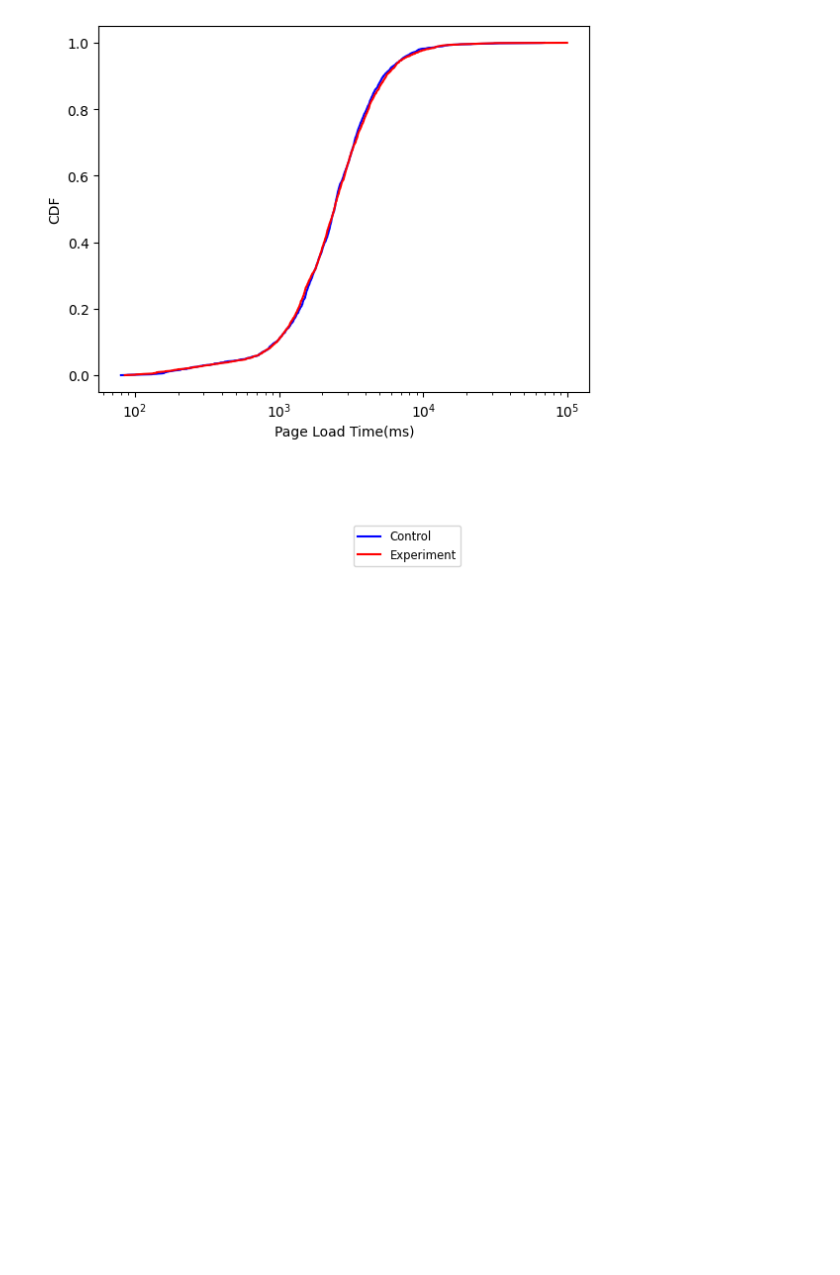
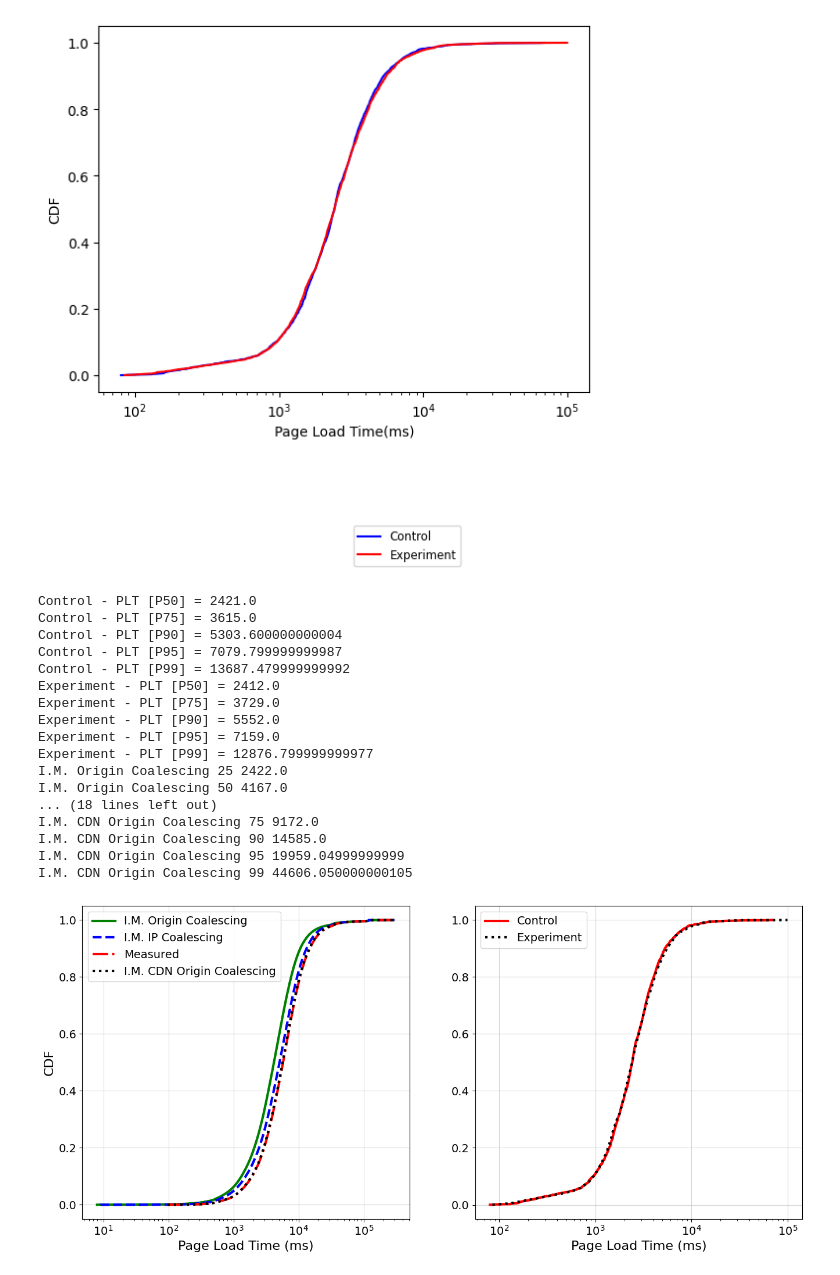
Before and after one commit to cloudflare/connection-coalescing-imc22, a Jupyter notebook: Respect the ORIGIN.ipynb, the cells around one changed output. Cells and saved outputs as stored; diff of their text form; code cells hidden in the pictures; blank space fills up the shorter version.

Commit message:
Generate Figure 9 and update Jupyter notebook with revision
Signed-off-by: Sudheesh Singanamalla <sudheesh@cloudflare.com>

```diff
--- a/Respect the ORIGIN.ipynb
+++ b/Respect the ORIGIN.ipynb
@@ -372,3 +372,81 @@ Experiment - PLT [P90] = 5552.0
 Experiment - PLT [P95] = 7159.0
 Experiment - PLT [P99] = 12876.799999999977
 [figure]
+# %%
+def plot_figure_9(a=f"{DATAFRAME_DIR}/figure-9a-dataframe.csv", b=f"{DATAFRAME_DIR}/figure-9b-dataframe.csv"):
+    # 9a
+    df = pandas.read_csv(a)
+    page_load_times = numpy.array([x for x in df['page_load_times'].tolist() if x != -1])
+    ip_page_load_times = numpy.array([x for x in df['ip_page_load_times'].tolist() if x != -1])
+    as_page_load_times = numpy.array([x for x in df['as_page_load_times'].tolist() if x != -1])
+    cf_only_page_load_times = numpy.array([x for x in df['cf_only_page_load_times'].tolist() if x != -1])
+    # 9b
+    df = pandas.read_csv(b)
+
+    control_plts = []
+    experiment_plts = []
+
+    for index, row in df.iterrows():
+        split_mode = row['Mode']
+        ccv2_plt = row['Time']
+        if split_mode == 'Experiment':
+            experiment_plts.append(ccv2_plt)
+        if split_mode == 'Control':
+            control_plts.append(ccv2_plt)
+
+    for (arr, category) in [(control_plts, 'Control - PLT'),
+                            (experiment_plts, 'Experiment - PLT')]:
+        for p in [50, 75, 90, 95, 99]:
+            pct_value = numpy.percentile(arr, p)
+            print(f'{category} [P{p}] = {pct_value}')
+
+    fig, ax = plt.subplots(nrows=1, ncols=2, figsize=(16, 7))
+    for arr, label_name, color, ltype, marker in [
+        (as_page_load_times, 'I.M. Origin Coalescing', 'green', '-', 'o'),
+        (ip_page_load_times, 'I.M. IP Coalescing', 'blue', '--', '*'),
+        (page_load_times, 'Measured', 'red', '-.', '+'),
+        (cf_only_page_load_times, 'I.M. CDN Origin Coalescing', 'black', ':', 'v'),
+    ]:
+        X, Y = _cdf(arr, sort_needed=True)
+        for p in [25, 50, 75, 90, 95, 99]:
+            print(label_name, p, numpy.percentile(numpy.array(arr), p))
+        ax[0].plot(X, Y, label=label_name, color=color, linestyle=ltype, linewidth=3)
+    ax[0].legend(fontsize=14)
+    ax[0].set_xscale('log')
+    ax[0].tick_params(axis='x', labelsize=14)
+    ax[0].tick_params(axis='y', labelsize=14)
+    ax[0].set_ylabel('CDF', fontsize=16)
+    ax[0].set_xlabel('Page Load Time (ms)', fontsize=16)
+    ax[0].grid(True, alpha=0.5)
+
+    control_plt_X, control_plt_Y = _cdf(numpy.array(control_plts))
+    exp_plt_X, exp_plt_Y = _cdf(numpy.array(experiment_plts))
+    ax[1].plot(control_plt_X, control_plt_Y, label='Control', color='red', linestyle='-', linewidth=3)
+    ax[1].plot(exp_plt_X, exp_plt_Y, label='Experiment', color='black', linestyle=':', linewidth=3)
+    ax[1].legend(fontsize=14)
+    ax[1].set_xscale('log')
+    ax[1].tick_params(axis='x', labelsize=14)
+    ax[1].tick_params(axis='y', labelsize=14)
+    ax[1].set_xlabel('Page Load Time (ms)', fontsize=16)
+    ax[1].grid(True, alpha=0.5)
+
+plot_figure_9()
+# %% [output]
+Control - PLT [P50] = 2421.0
+Control - PLT [P75] = 3615.0
+Control - PLT [P90] = 5303.600000000004
+Control - PLT [P95] = 7079.799999999987
+Control - PLT [P99] = 13687.479999999992
+Experiment - PLT [P50] = 2412.0
+Experiment - PLT [P75] = 3729.0
+Experiment - PLT [P90] = 5552.0
+Experiment - PLT [P95] = 7159.0
+Experiment - PLT [P99] = 12876.799999999977
+I.M. Origin Coalescing 25 2422.0
+I.M. Origin Coalescing 50 4167.0
+... (18 lines left out)
+I.M. CDN Origin Coalescing 75 9172.0
+I.M. CDN Origin Coalescing 90 14585.0
+I.M. CDN Origin Coalescing 95 19959.04999999999
+I.M. CDN Origin Coalescing 99 44606.050000000105
+[figure, added]
```
Also changed, not shown: 3 other files.
